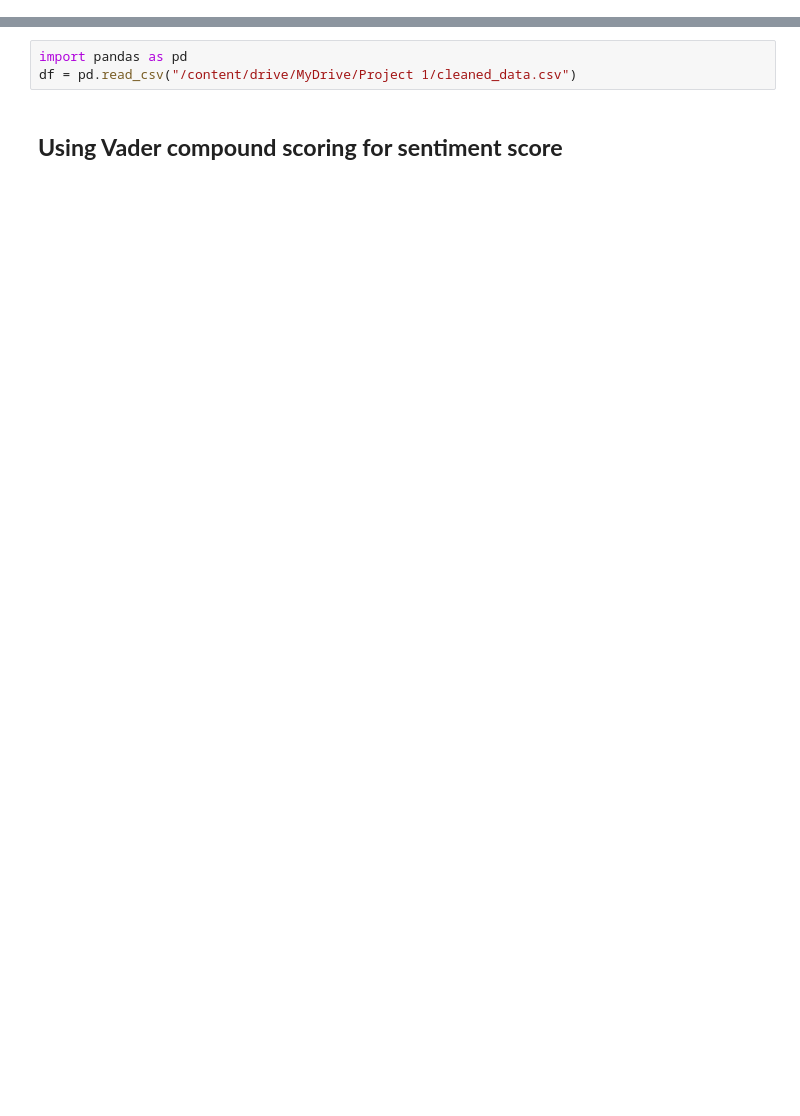
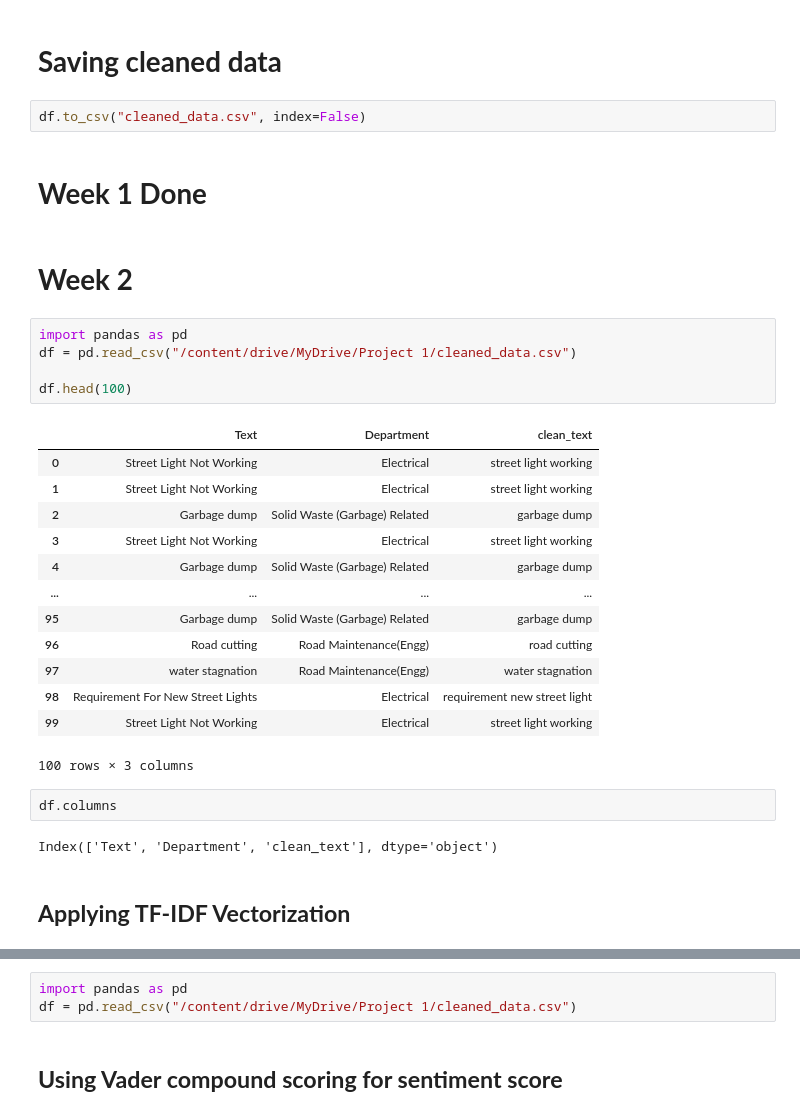
Before and after one commit to utkh-gt/grievance-nlp-system, a Jupyter notebook: notebooks/Week3_Urgency_Scoring.ipynb, the cells around one changed output, grey strips where cells are left out. Saved outputs shown, nothing was run; the diff lists cells and outputs as text; blank space fills up the shorter version.

```diff
--- a/notebooks/Week3_Urgency_Scoring.ipynb
+++ b/notebooks/Week3_Urgency_Scoring.ipynb
@@ -2,0 +143,33 @@
+# %% [markdown]
+# **Saving cleaned data**
+# %%
+df.to_csv("cleaned_data.csv", index=False)
+# %% [markdown]
+# **Week 1 Done**
+# %% [markdown]
+# **Week 2**
+# %%
+import pandas as pd
+df = pd.read_csv("/content/drive/MyDrive/Project 1/cleaned_data.csv")
+
+df.head(100)
+# %% [output]
+|  | Text | Department | clean_text |
+| 0 | Street Light Not Working | Electrical | street light working |
+| 1 | Street Light Not Working | Electrical | street light working |
+| 2 | Garbage dump | Solid Waste (Garbage) Related | garbage dump |
+| 3 | Street Light Not Working | Electrical | street light working |
+| 4 | Garbage dump | Solid Waste (Garbage) Related | garbage dump |
+| ... | ... | ... | ... |
+| 95 | Garbage dump | Solid Waste (Garbage) Related | garbage dump |
+| 96 | Road cutting | Road Maintenance(Engg) | road cutting |
+| 97 | water stagnation | Road Maintenance(Engg) | water stagnation |
+| 98 | Requirement For New Street Lights | Electrical | requirement new street light |
+| 99 | Street Light Not Working | Electrical | street light working |
+100 rows × 3 columns
+# %%
+df.columns
+# %% [output]
+Index(['Text', 'Department', 'clean_text'], dtype='object')
+# %% [markdown]
+## **Applying TF-IDF Vectorization**
```
Also changed, not shown: parts of 30 cells of this notebook.
